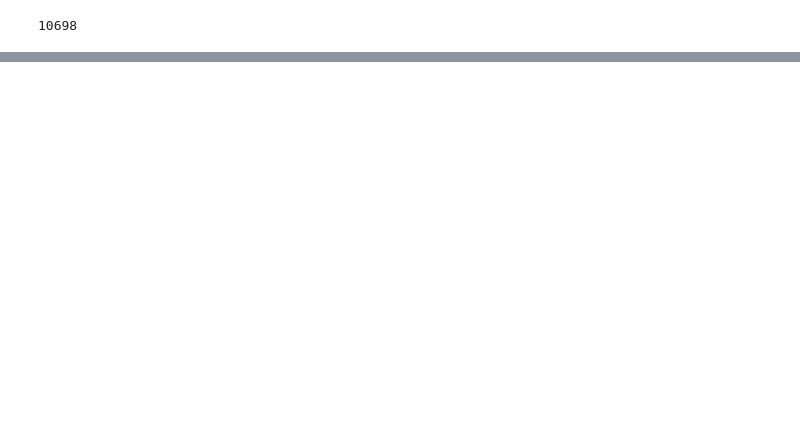
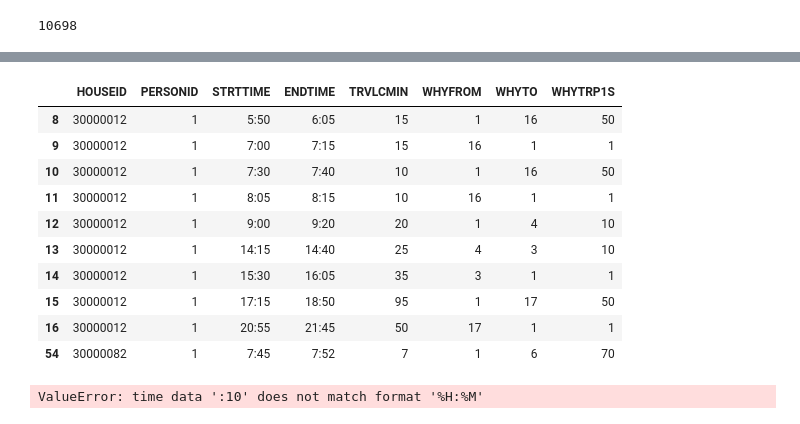
Before and after one commit to SyedFaquar/pattern_recognition, a Jupyter notebook: notebooks/initial_notebook.ipynb, the cells around one changed output, grey strips where cells are left out. Drawn from its saved outputs; the diff is of its cells as text; code cells hidden in the pictures; blank space fills up the shorter version.

```diff
--- a/notebooks/initial_notebook.ipynb
+++ b/notebooks/initial_notebook.ipynb
@@ -484,0 +420,58 @@ hh.head(5)
+# %%
+def convert_time(time_int):
+    time_str = str(time_int)
+    return time_str[:-2] + ':' + time_str[-2:]
+
+#converitng the time to string
+new_df['STRTTIME'] = new_df['STRTTIME'].apply(convert_time)
+new_df['ENDTIME'] = new_df['ENDTIME'].apply(convert_time)
+# %%
+new_df.head(10)
+# %% [output]
+|  | HOUSEID | PERSONID | STRTTIME | ENDTIME | TRVLCMIN | WHYFROM | WHYTO | WHYTRP1S |
+| 8 | 30000012 | 1 | 5:50 | 6:05 | 15 | 1 | 16 | 50 |
+| 9 | 30000012 | 1 | 7:00 | 7:15 | 15 | 16 | 1 | 1 |
+| 10 | 30000012 | 1 | 7:30 | 7:40 | 10 | 1 | 16 | 50 |
+| 11 | 30000012 | 1 | 8:05 | 8:15 | 10 | 16 | 1 | 1 |
+| 12 | 30000012 | 1 | 9:00 | 9:20 | 20 | 1 | 4 | 10 |
+| 13 | 30000012 | 1 | 14:15 | 14:40 | 25 | 4 | 3 | 10 |
+| 14 | 30000012 | 1 | 15:30 | 16:05 | 35 | 3 | 1 | 1 |
+| 15 | 30000012 | 1 | 17:15 | 18:50 | 95 | 1 | 17 | 50 |
+| 16 | 30000012 | 1 | 20:55 | 21:45 | 50 | 17 | 1 | 1 |
+| 54 | 30000082 | 1 | 7:45 | 7:52 | 7 | 1 | 6 | 70 |
+# %%
+from datetime import datetime
+
+def convert_to_datetime(time_str):
+    return datetime.strptime(time_str, '%H:%M')
+
+# Convert STRTTIME and ENDTIME to datetime objects
+new_df['STRTTIME'] = new_df['STRTTIME'].apply(convert_to_datetime)
+new_df['ENDTIME'] = new_df['ENDTIME'].apply(convert_to_datetime)
+
+# Define a function to categorize activities
+def categorize_activity(row):
+    if row['WHYFROM'] == 1 and row['WHYTO'] == 1:
+        return 'H'  # In-home activities
+    elif row['WHYTRP1S'] == 1:
+        return 'W'  # Work-related activities
+    elif row['WHYTRP1S'] == 30:
+        return 'M'  # Maintenance activities
+    elif row['WHYTRP1S'] == 20:
+        return 'S'  # School activities
+    elif row['WHYTRP1S'] == 70:
+        return 'K'  # Pick up/Drop off activities
+    elif row['WHYTRP1S'] == 50:
+        return 'R'  # Recreational/Social activities
+    elif row['WHYTRP1S'] == 40:
+        return 'P'  # Personal activities
+    else:
+        return 'O'  # Other activities
+
+# Apply the categorize_activity function to create the Activity Chain column
+df['Activity Chain'] = df.apply(categorize_activity, axis=1)
+
+# Display the DataFrame with the Activity Chain column
+print(df[['HOUSEID', 'PERSONID', 'STRTTIME', 'ENDTIME', 'Activity Chain']])
+# %% [output]
+ValueError: time data ':10' does not match format '%H:%M'
```
Also changed, not shown: parts of 24 cells of this notebook, 1 other file.
